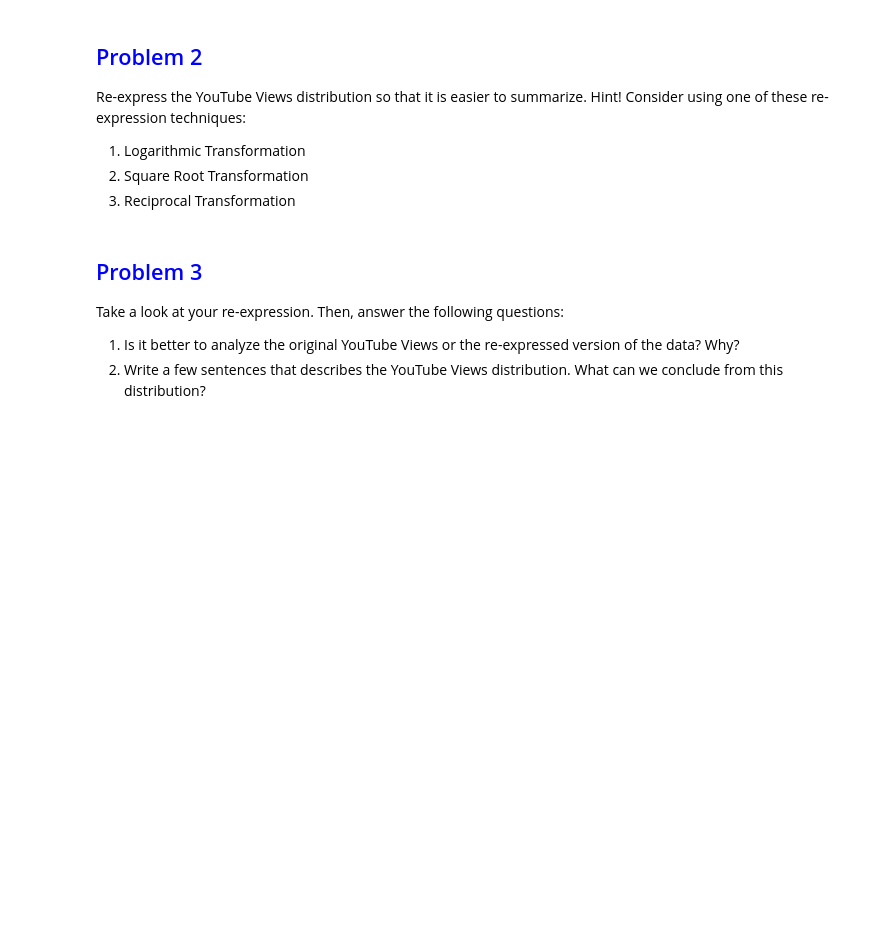
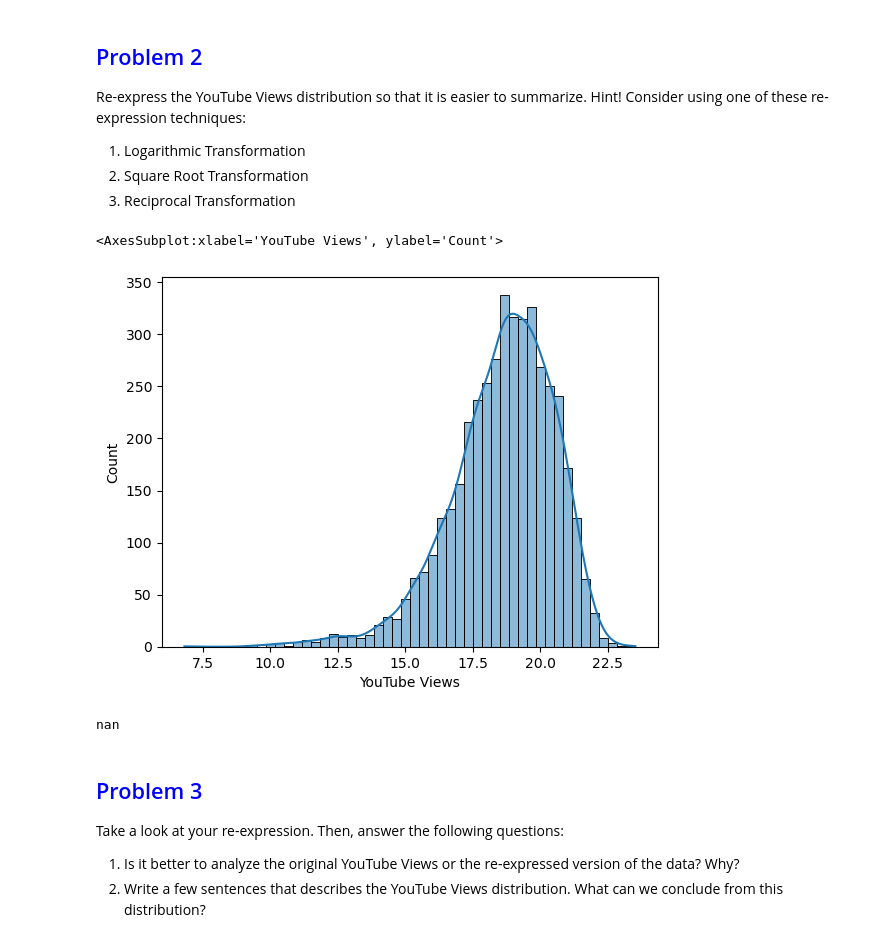
Before and after one commit to ReapersOne/AI, a Jupyter notebook: Semester 1/Set Problem/Problem Set - Transforming Data.ipynb, the cells around one changed output. Saved outputs shown, nothing was run; the diff lists cells and outputs as text; code cells hidden in the pictures; blank space fills up the shorter version.

```diff
--- a/Semester 1/Set Problem/Problem Set - Transforming Data.ipynb
+++ b/Semester 1/Set Problem/Problem Set - Transforming Data.ipynb
@@ -61,3 +57,18 @@ import numpy as np # Numpy is a Python library that does calculations quickly an
+# %%
+import numpy as np
+
+df['YouTube Views'].fillna(0, inplace=True)
+
+log_views = np.log(df['YouTube Views'])
+log_views
+sns.histplot(log_views, bins=50, kde=True)
+# %% [output]
+<AxesSubplot:xlabel='YouTube Views', ylabel='Count'>
+[figure, added]
+# %%
+log_views.std()
+# %% [output]
+nan
 # %% [markdown]
 ## <span style="color:blue">Problem 3</span>
 Take a look at your re-expression. Then, answer the following questions:
```
Also changed, not shown: parts of 12 cells of this notebook, 2 other files.
